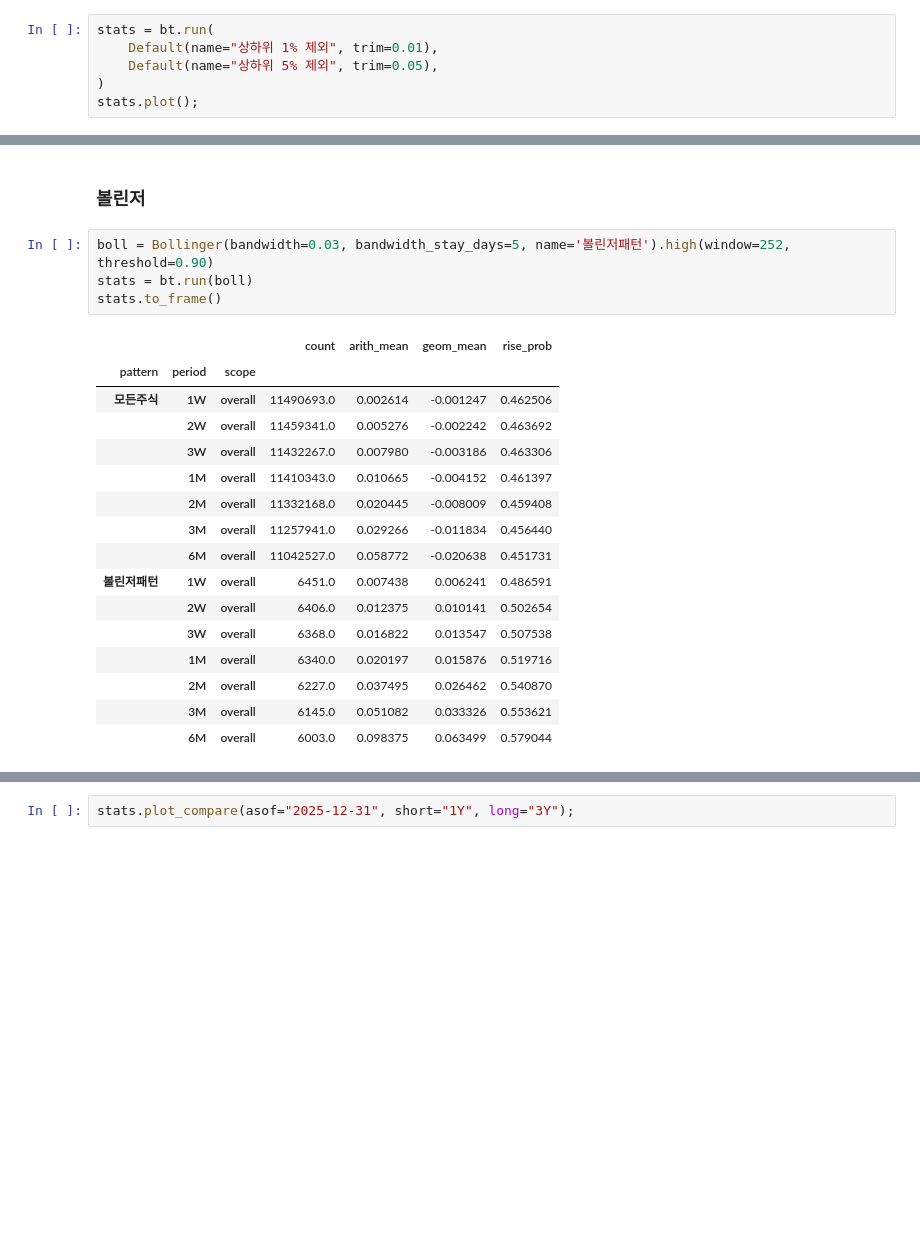
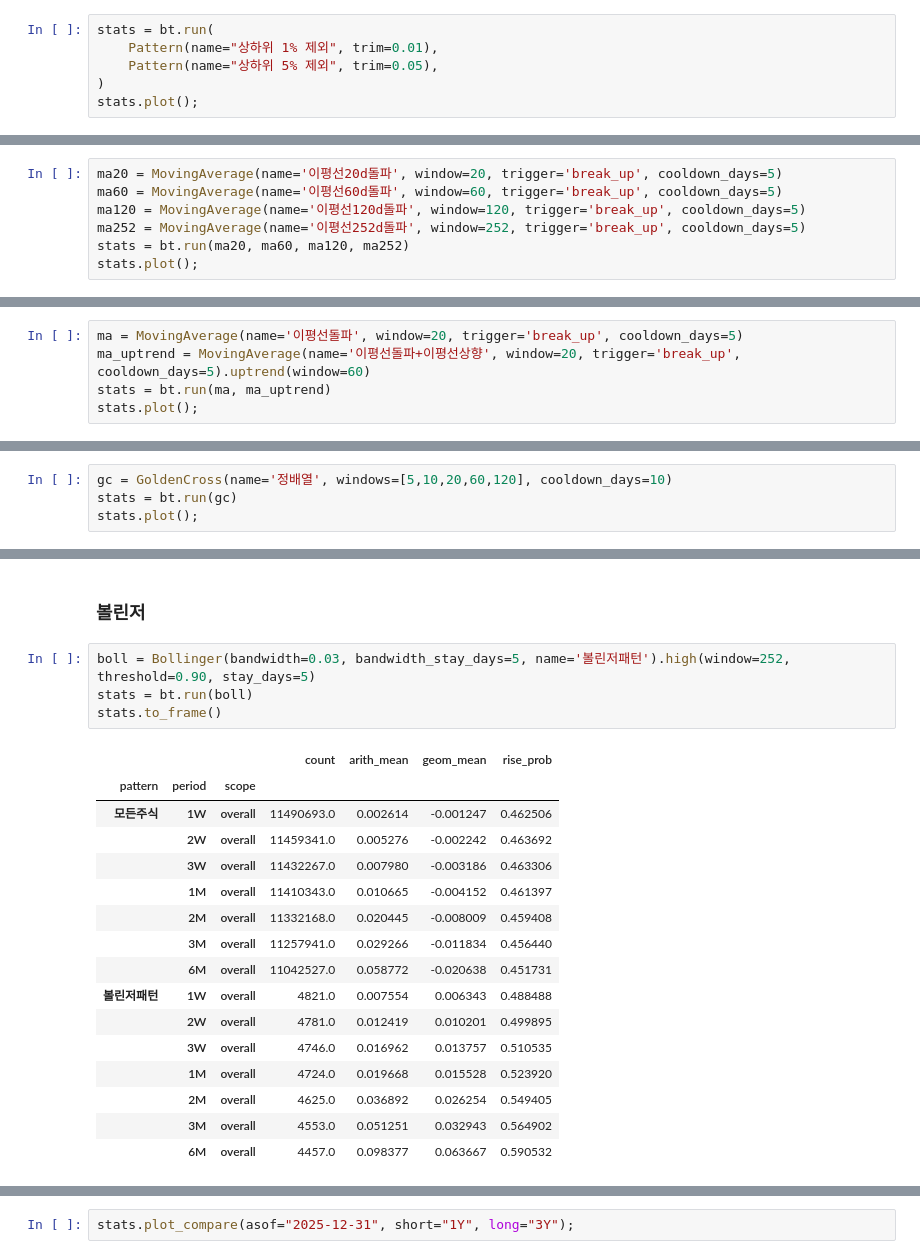
Before and after one commit to gem763/metricstudio, a Jupyter notebook: main.ipynb, the cells around one changed output, grey strips where cells are left out. Cells and saved outputs as stored; diff of their text form; blank space fills up the shorter version.

```diff
--- a/main.ipynb
+++ b/main.ipynb
@@ -108,8 +108,8 @@ stats.plot(start=start, end=end);
 ### 모든 주식 - 상하위 제거
 # %%
 stats = bt.run(
-    Default(name="상하위 1% 제외", trim=0.01),
-    Default(name="상하위 5% 제외", trim=0.05),
+    Pattern(name="상하위 1% 제외", trim=0.01),
+    Pattern(name="상하위 5% 제외", trim=0.05),
 )
 stats.plot();
 # %% [output]
@@ -116,0 +119,7 @@ stats.plot();
+# %%
+ma20 = MovingAverage(name='이평선20d돌파', window=20, trigger='break_up', cooldown_days=5)
+ma60 = MovingAverage(name='이평선60d돌파', window=60, trigger='break_up', cooldown_days=5)
+ma120 = MovingAverage(name='이평선120d돌파', window=120, trigger='break_up', cooldown_days=5)
+ma252 = MovingAverage(name='이평선252d돌파', window=252, trigger='break_up', cooldown_days=5)
+stats = bt.run(ma20, ma60, ma120, ma252)
+stats.plot();
@@ -116,0 +130,5 @@ stats.plot();
+# %%
+ma = MovingAverage(name='이평선돌파', window=20, trigger='break_up', cooldown_days=5)
+ma_uptrend = MovingAverage(name='이평선돌파+이평선상향', window=20, trigger='break_up', cooldown_days=5).uptrend(window=60)
+stats = bt.run(ma, ma_uptrend)
+stats.plot();
@@ -116,0 +143,4 @@ stats.plot();
+# %%
+gc = GoldenCross(name='정배열', windows=[5,10,20,60,120], cooldown_days=10)
+stats = bt.run(gc)
+stats.plot();
@@ -117,26 +153,26 @@ stats.plot();
 # %% [markdown]
 ### 볼린저
 # %%
-boll = Bollinger(bandwidth=0.03, bandwidth_stay_days=5, name='볼린저패턴').high(window=252, threshold=0.90)
+boll = Bollinger(bandwidth=0.03, bandwidth_stay_days=5, name='볼린저패턴').high(window=252, threshold=0.90, stay_days=5)
 stats = bt.run(boll)
 stats.to_frame()
 # %% [output]
 |  |  |  | count | arith_mean | geom_mean | rise_prob |
 | pattern | period | scope |  |  |  |  |
 | 모든주식 | 1W | overall | 11490693.0 | 0.002614 | -0.001247 | 0.462506 |
 |  | 2W | overall | 11459341.0 | 0.005276 | -0.002242 | 0.463692 |
 |  | 3W | overall | 11432267.0 | 0.007980 | -0.003186 | 0.463306 |
 |  | 1M | overall | 11410343.0 | 0.010665 | -0.004152 | 0.461397 |
 |  | 2M | overall | 11332168.0 | 0.020445 | -0.008009 | 0.459408 |
 |  | 3M | overall | 11257941.0 | 0.029266 | -0.011834 | 0.456440 |
 |  | 6M | overall | 11042527.0 | 0.058772 | -0.020638 | 0.451731 |
-| 볼린저패턴 | 1W | overall | 6451.0 | 0.007438 | 0.006241 | 0.486591 |
-|  | 2W | overall | 6406.0 | 0.012375 | 0.010141 | 0.502654 |
-|  | 3W | overall | 6368.0 | 0.016822 | 0.013547 | 0.507538 |
-|  | 1M | overall | 6340.0 | 0.020197 | 0.015876 | 0.519716 |
-|  | 2M | overall | 6227.0 | 0.037495 | 0.026462 | 0.540870 |
-|  | 3M | overall | 6145.0 | 0.051082 | 0.033326 | 0.553621 |
-|  | 6M | overall | 6003.0 | 0.098375 | 0.063499 | 0.579044 |
+| 볼린저패턴 | 1W | overall | 4821.0 | 0.007554 | 0.006343 | 0.488488 |
+|  | 2W | overall | 4781.0 | 0.012419 | 0.010201 | 0.499895 |
+|  | 3W | overall | 4746.0 | 0.016962 | 0.013757 | 0.510535 |
+|  | 1M | overall | 4724.0 | 0.019668 | 0.015528 | 0.523920 |
+|  | 2M | overall | 4625.0 | 0.036892 | 0.026254 | 0.549405 |
+|  | 3M | overall | 4553.0 | 0.051251 | 0.032943 | 0.564902 |
+|  | 6M | overall | 4457.0 | 0.098377 | 0.063667 | 0.590532 |
 # %%
 stats.plot(start='2000-01-01', end='2025-12-31');
 # %% [output]
```
Also changed, not shown: parts of 17 cells of this notebook, 3 other files.
